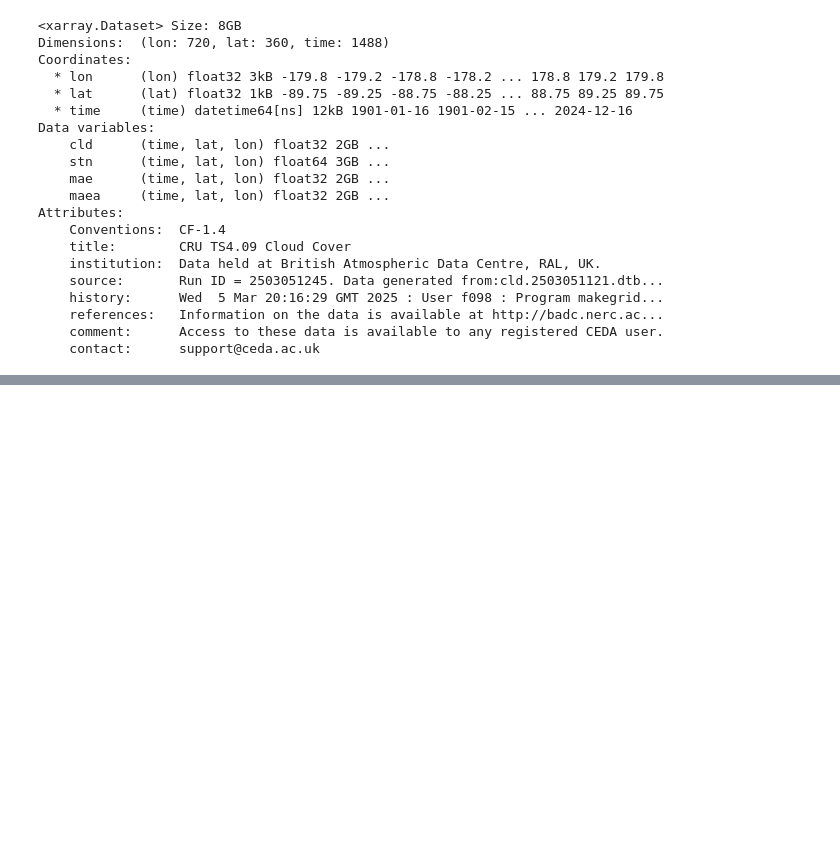
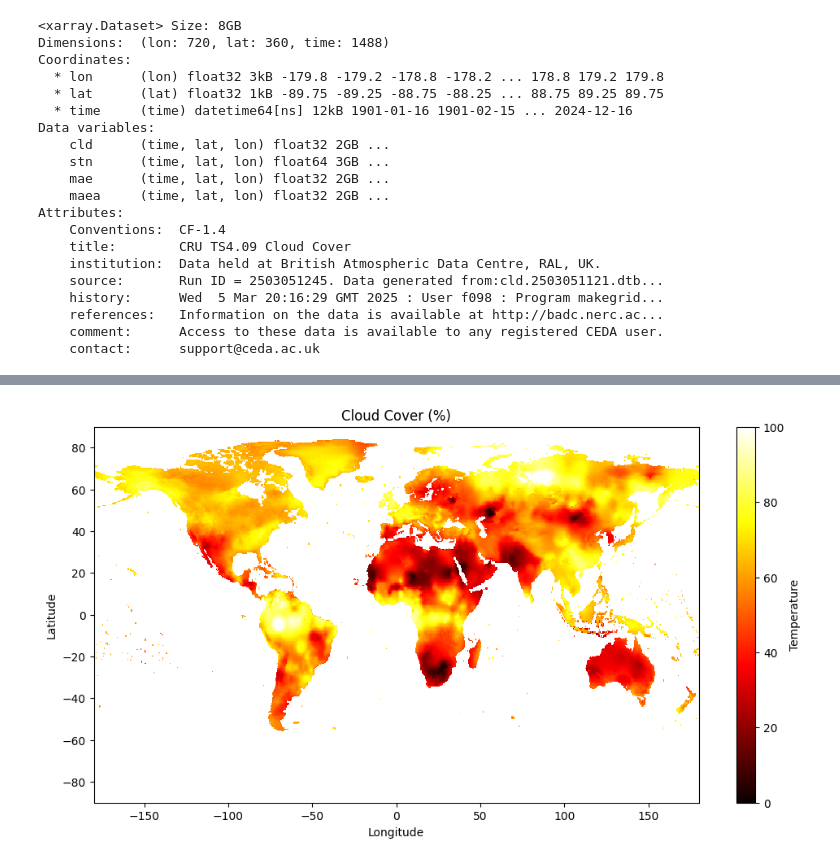
Before and after one commit to gabodabo-uno/DLA2501---Deep-Learning-Avanzado, a Jupyter notebook: Flood forecasting/3. Programas/02_Save_Gridded_TimeSeries.ipynb, the cells around one changed output, grey strips where cells are left out. Saved outputs shown, nothing was run; the diff lists cells and outputs as text; code cells hidden in the pictures; blank space fills up the shorter version.

```diff
--- a/Flood forecasting/3. Programas/02_Save_Gridded_TimeSeries.ipynb
+++ b/Flood forecasting/3. Programas/02_Save_Gridded_TimeSeries.ipynb
@@ -72,0 +170,12 @@ Attributes:
+# %%
+_cld = ds_cld['cld'].values[-8]
+
+plt.figure(figsize=(12, 6))
+plt.pcolormesh(_lon, _lat, _cld, shading='auto', cmap='hot')
+plt.colorbar(label='Temperature')
+plt.xlabel('Longitude')
+plt.ylabel('Latitude')
+plt.title('Cloud Cover (%)')
+plt.show()
+# %% [output]
+[figure, added]
```
Also changed, not shown: parts of 9 cells of this notebook.
